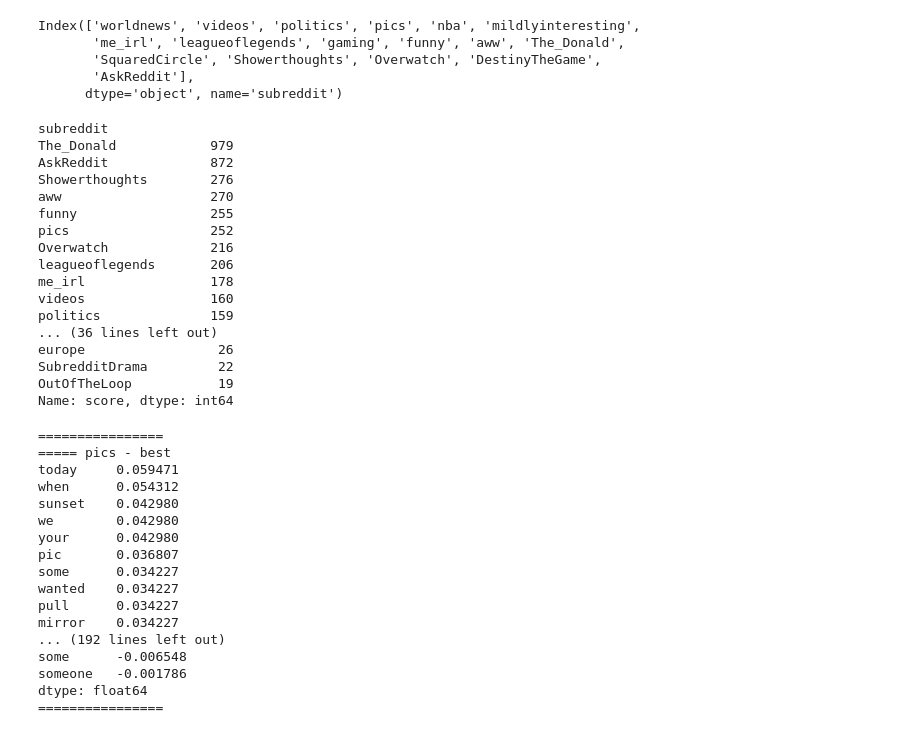
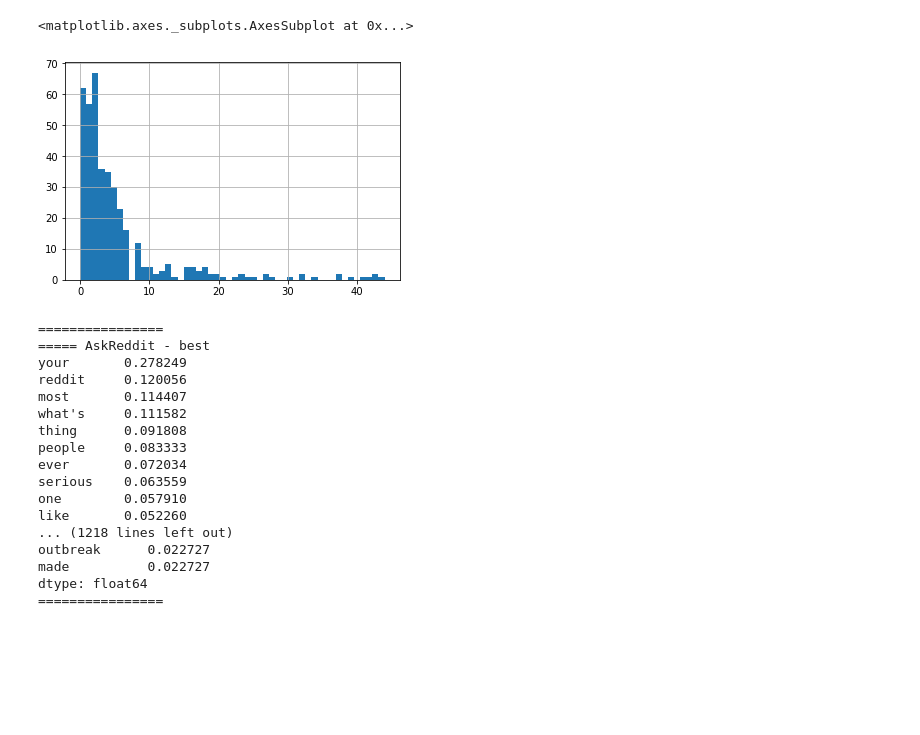
Before and after one commit to nrobin24/when-should-i-post, a Jupyter notebook: notebooks/best-and-worst-word-per-subreddit.ipynb, the cells around one changed output. Saved outputs shown, nothing was run; the diff lists cells and outputs as text; code cells hidden in the pictures; blank space fills up the shorter version.

```diff
--- a/notebooks/best-and-worst-word-per-subreddit.ipynb
+++ b/notebooks/best-and-worst-word-per-subreddit.ipynb
@@ -78 +57,14 @@ items
+# %%
+sh_items = items[items['subreddit'] == 'Showerthoughts']
+min_alive_time = 8
+# %%
+%matplotlib inline
+import matplotlib.pyplot as plt
+
+fig, ax = plt.subplots()
+scores = sh_items[sh_items['alive_time'] > pd.Timedelta(hours=min_alive_time)]['score']
+scores[scores < 51].hist(bins=50)
+# %% [output]
+<matplotlib.axes._subplots.AxesSubplot at 0x...>
+[figure, added]
 # %%
@@ -80,34 +74,6 @@ counts = items.groupby("subreddit").count()['score'].sort_index(ascending=False)
 med_scores = items.groupby("subreddit").median()['score'].sort_index(ascending=False)
-# %%
-counts[counts > 100].index
-# %% [output]
-Index(['worldnews', 'videos', 'politics', 'pics', 'nba', 'mildlyinteresting',
-       'me_irl', 'leagueoflegends', 'gaming', 'funny', 'aww', 'The_Donald',
-       'SquaredCircle', 'Showerthoughts', 'Overwatch', 'DestinyTheGame',
-       'AskReddit'],
-      dtype='object', name='subreddit')
-# %%
-counts.sort_values(ascending=False)
-# %% [output]
-subreddit
-The_Donald            979
-AskReddit             872
-Showerthoughts        276
-aww                   270
-funny                 255
-pics                  252
-Overwatch             216
-leagueoflegends       206
-me_irl                178
-videos                160
-politics              159
-... (36 lines left out)
-europe                 26
-SubredditDrama         22
-OutOfTheLoop           19
-Name: score, dtype: int64
 # %%
-results = {sub: get_diffs_for_sub(sub, 3, 5) for sub in counts[counts > 200].index}
+results = {sub: get_diffs_for_sub(sub, 4, 10, 5) for sub in counts[counts > 30].index}
 
 for k, v in results.items():
     print("================")
@@ -118,20 +84,20 @@ for k, v in results.items():
     print("================")
 # %% [output]
 ================
-===== pics - best
-today     0.059471
-when      0.054312
-sunset    0.042980
-we        0.042980
-your      0.042980
-pic       0.036807
-some      0.034227
-wanted    0.034227
-pull      0.034227
-mirror    0.034227
-... (192 lines left out)
-some      -0.006548
-someone   -0.001786
+===== AskReddit - best
+your       0.278249
+reddit     0.120056
+most       0.114407
+what's     0.111582
+thing      0.091808
+people     0.083333
+ever       0.072034
+serious    0.063559
+one        0.057910
+like       0.052260
+... (1218 lines left out)
+outbreak      0.022727
+made          0.022727
 dtype: float64
 ================
 # %%
```
Also changed, not shown: parts of 3 cells of this notebook.
